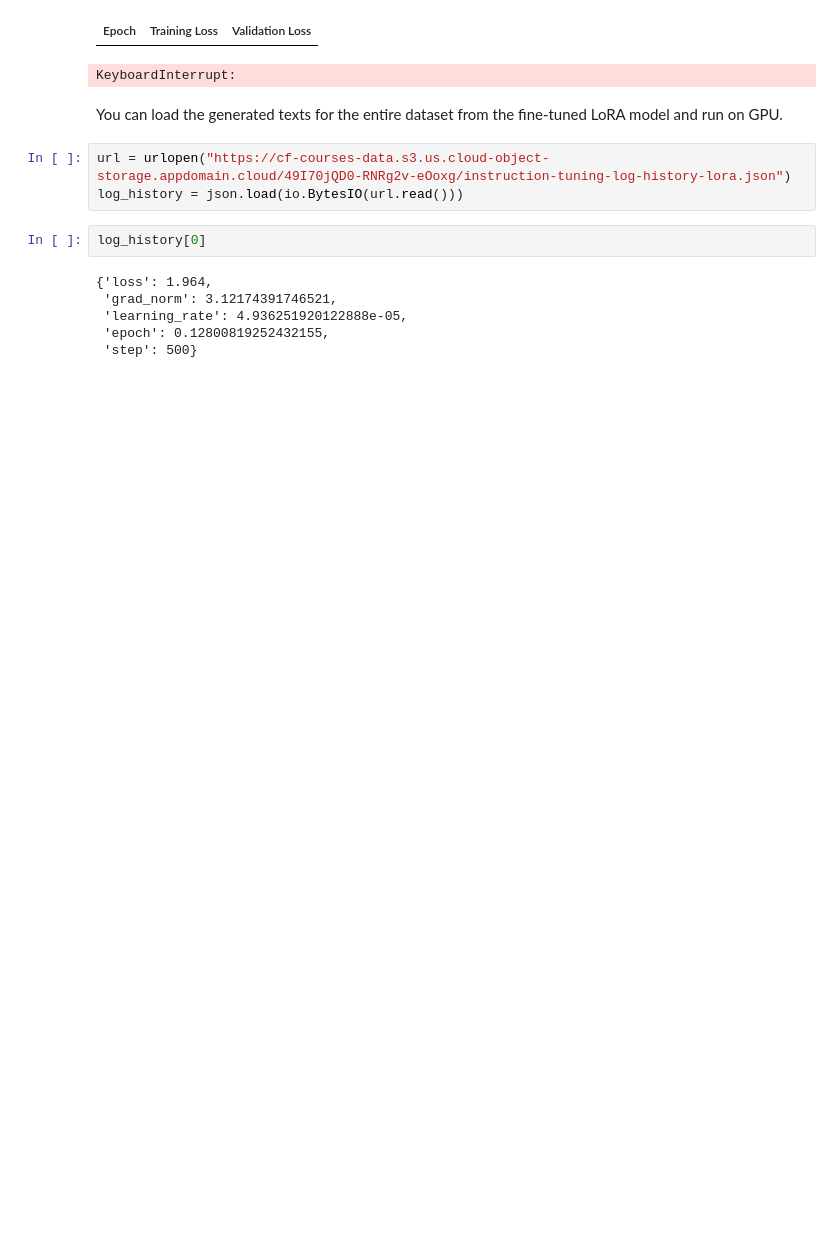
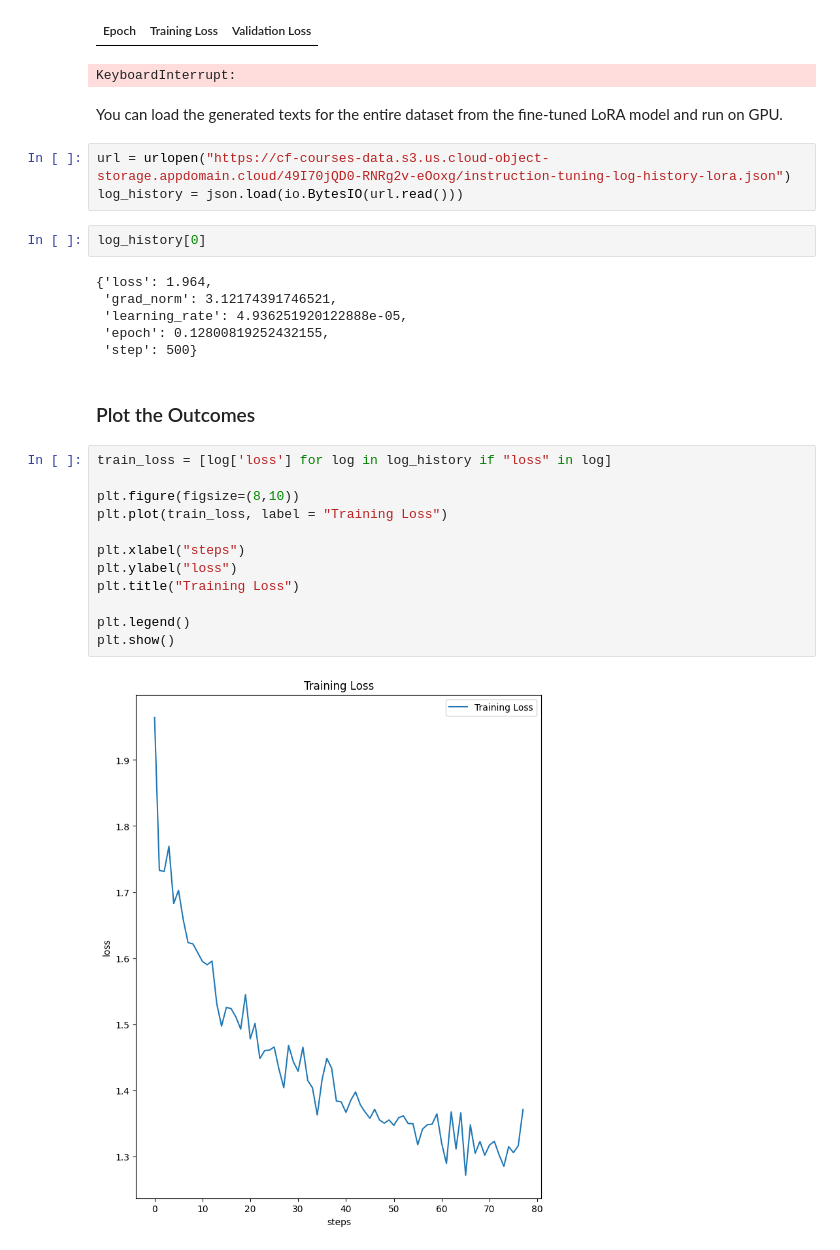
Before and after one commit to VishSeran/instruction-finetune-facebook-opt-350m, a Jupyter notebook: facebook-opt-350m-instruction-fine-tune.ipynb, the cells around one changed output. Saved outputs shown, nothing was run; the diff lists cells and outputs as text; blank space fills up the shorter version.

Commit message:
model trainig loss plotted

```diff
--- a/facebook-opt-350m-instruction-fine-tune.ipynb
+++ b/facebook-opt-350m-instruction-fine-tune.ipynb
@@ -545,3 +547,19 @@ log_history[0]
  'learning_rate': 4.936251920122888e-05,
  'epoch': 0.12800819252432155,
  'step': 500}
+# %% [markdown]
+### Plot the Outcomes
+# %%
+train_loss = [log['loss'] for log in log_history if "loss" in log]
+
+plt.figure(figsize=(8,10))
+plt.plot(train_loss, label = "Training Loss")
+
+plt.xlabel("steps")
+plt.ylabel("loss")
+plt.title("Training Loss")
+
+plt.legend()
+plt.show()
+# %% [output]
+[figure, added]
```
Also changed, not shown: parts of 1 cell of this notebook.
